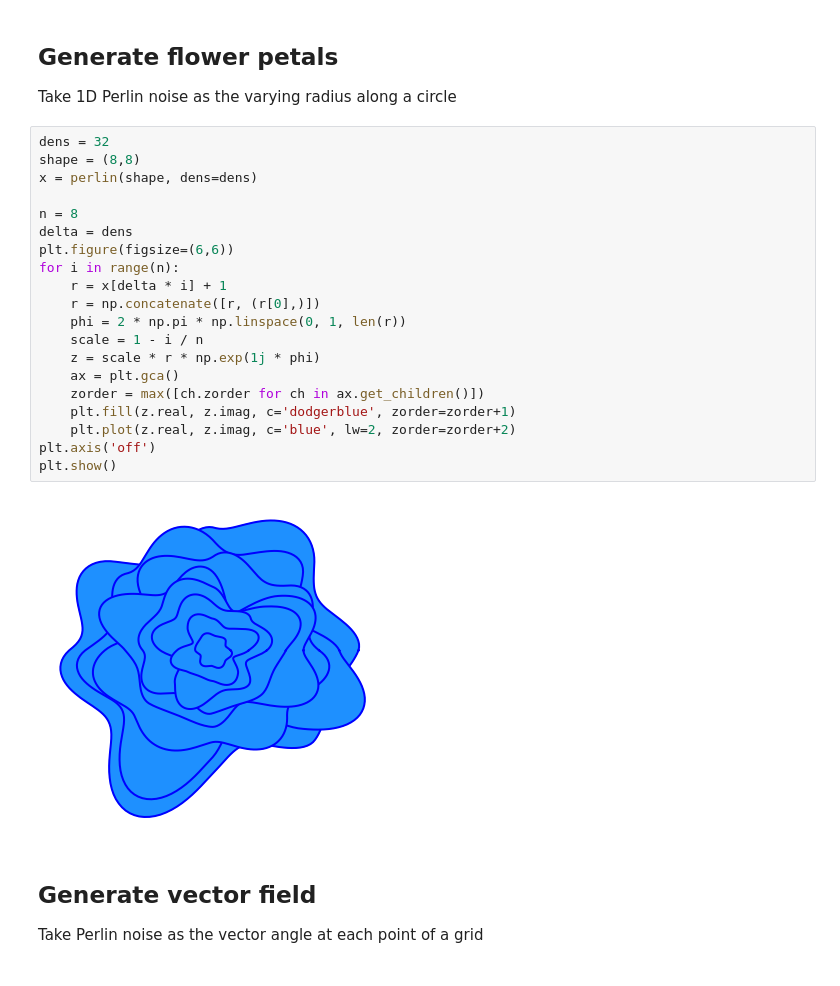
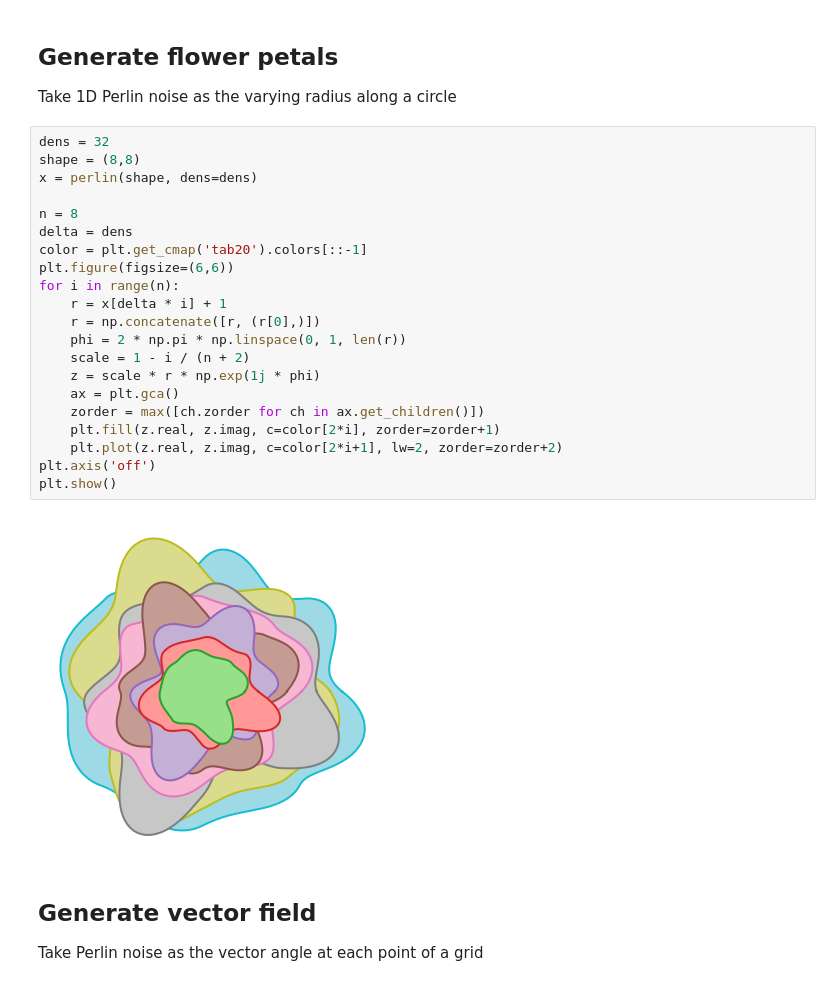
Before and after one commit to timpyrkov/pythonperlin, a Jupyter notebook: docs/notebook/example.ipynb, the cells around one changed output. Cells and saved outputs as stored; diff of their text form.

```diff
--- a/docs/notebook/example.ipynb
+++ b/docs/notebook/example.ipynb
@@ -93,25 +96,26 @@ Take 1D Perlin noise as the varying radius along a circle
 # %%
 dens = 32
 shape = (8,8)
 x = perlin(shape, dens=dens)
 
 n = 8
 delta = dens
+color = plt.get_cmap('tab20').colors[::-1]
 plt.figure(figsize=(6,6))
 for i in range(n):
     r = x[delta * i] + 1
     r = np.concatenate([r, (r[0],)])
     phi = 2 * np.pi * np.linspace(0, 1, len(r))
-    scale = 1 - i / n
+    scale = 1 - i / (n + 2)
     z = scale * r * np.exp(1j * phi)
     ax = plt.gca()
     zorder = max([ch.zorder for ch in ax.get_children()])
-    plt.fill(z.real, z.imag, c='dodgerblue', zorder=zorder+1)
-    plt.plot(z.real, z.imag, c='blue', lw=2, zorder=zorder+2)
+    plt.fill(z.real, z.imag, c=color[2*i], zorder=zorder+1)
+    plt.plot(z.real, z.imag, c=color[2*i+1], lw=2, zorder=zorder+2)
 plt.axis('off')
 plt.show()
 # %% [output]
-[figure, old version]
+[figure, new version]
 # %% [markdown]
 ## Generate vector field
 
```
Also changed, not shown: parts of 7 cells of this notebook, 10 other files.
